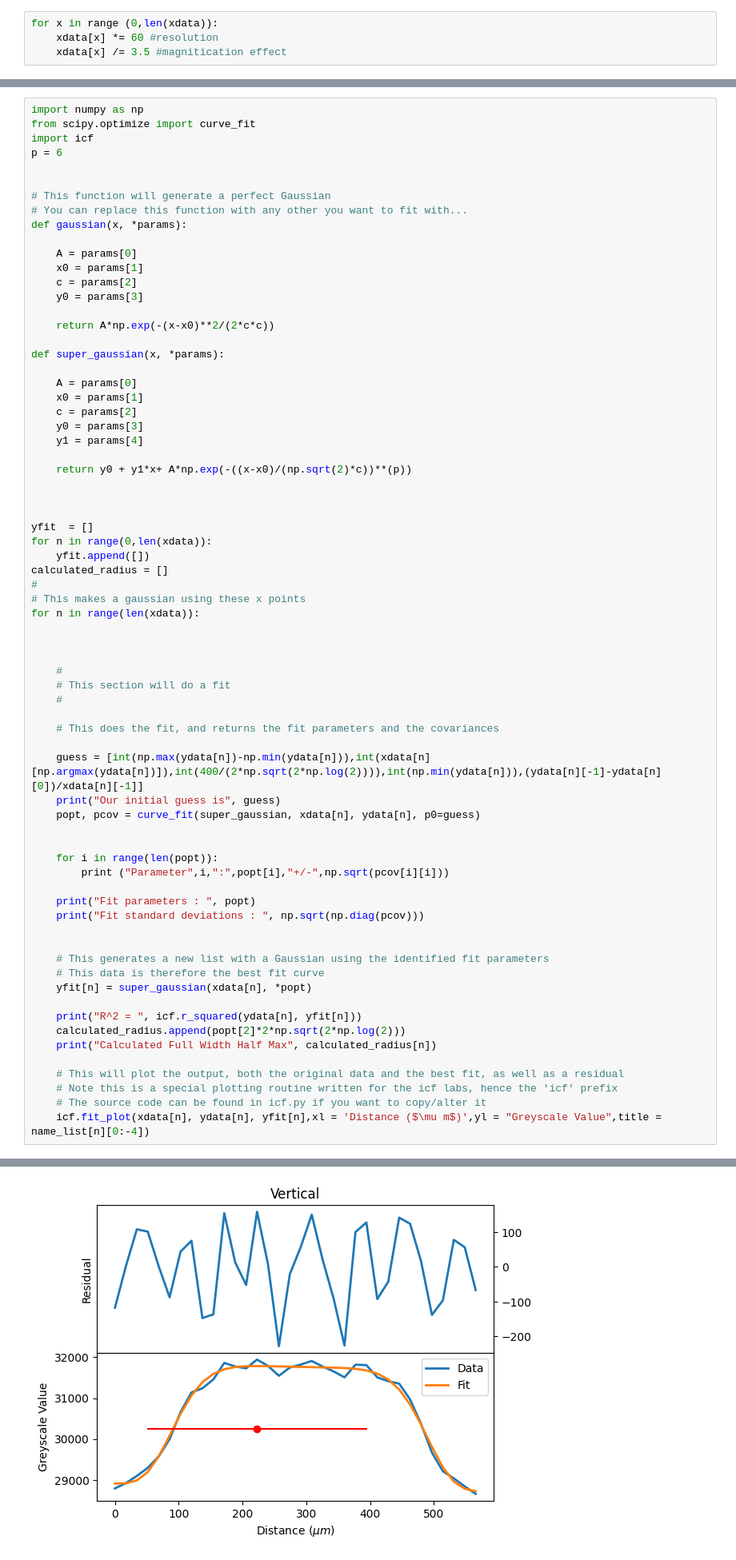
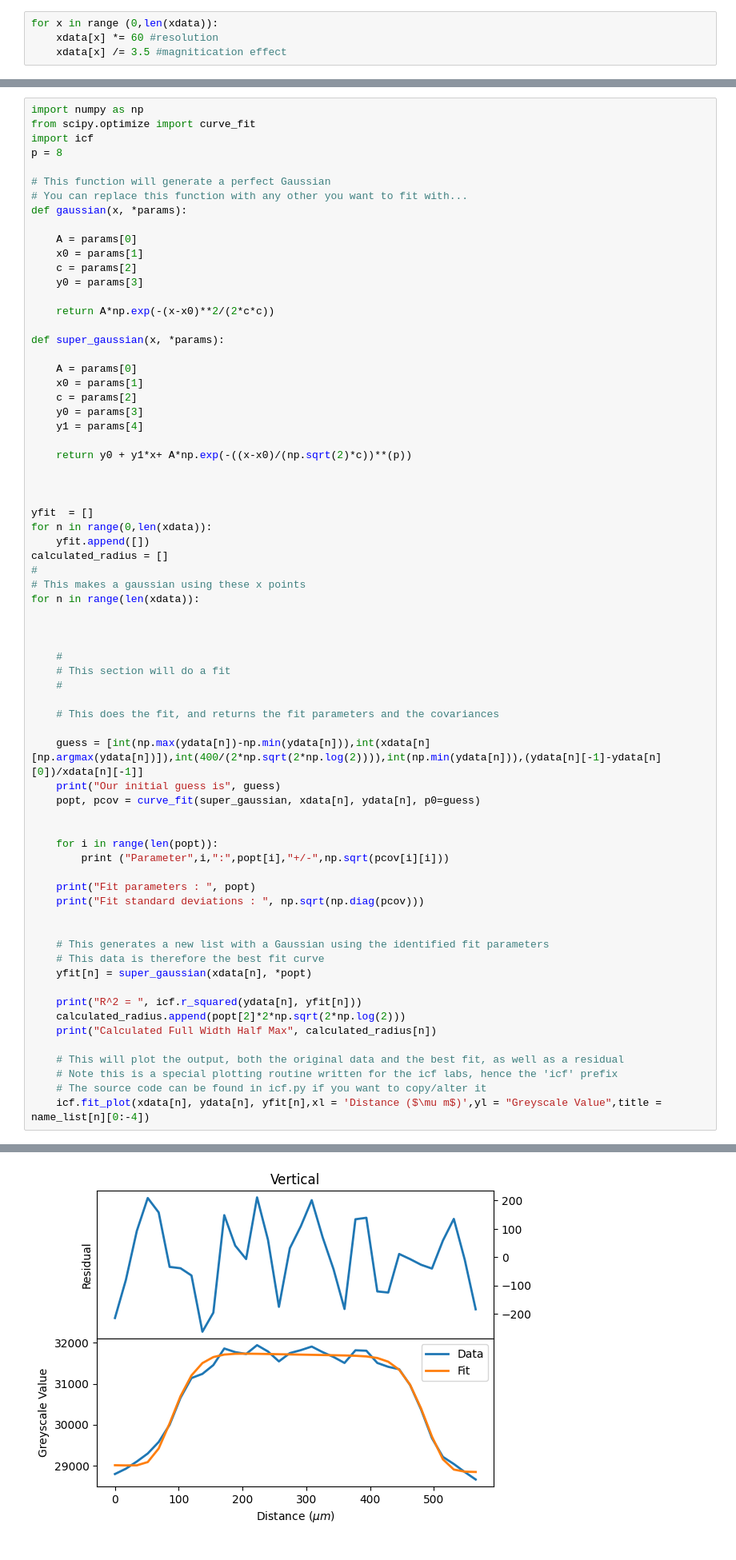
Before and after one commit to FelixWattsYork/ICF-Lab, a Jupyter notebook: My_attempt.ipynb, the cells around one changed output, grey strips where cells are left out. Shown at 80% size. Saved outputs shown, nothing was run; the diff lists cells and outputs as text.

```diff
--- a/My_attempt.ipynb
+++ b/My_attempt.ipynb
@@ -60,8 +60,7 @@ for n in range (len(xdata)):
 import numpy as np
 from scipy.optimize import curve_fit
 import icf
-p = 6
-
+p = 8
 
 # This function will generate a perfect Gaussian
 # You can replace this function with any other you want to fit with...
@@ -165,2 +164,2 @@ Calculated Full Width Half Max 345.1458564777631
-[figure, old version]
+[figure, new version]
 Our initial guess is [3606, 308, 169, 28357, np.float64(-0.8319594594594606)]
```
Also changed, not shown: parts of 4 cells of this notebook, 23 other files.
